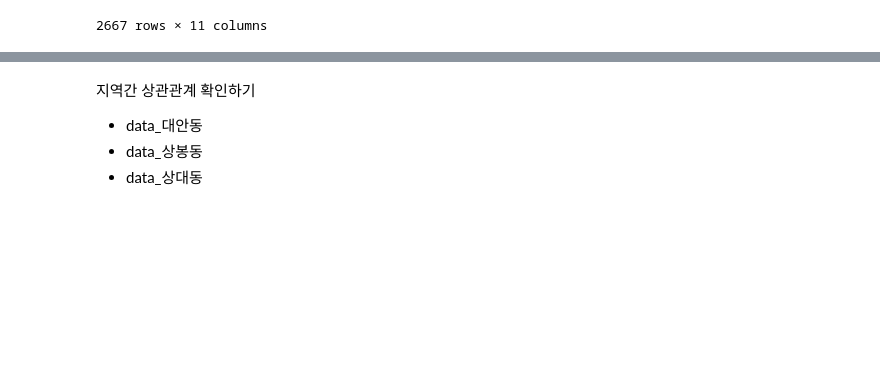
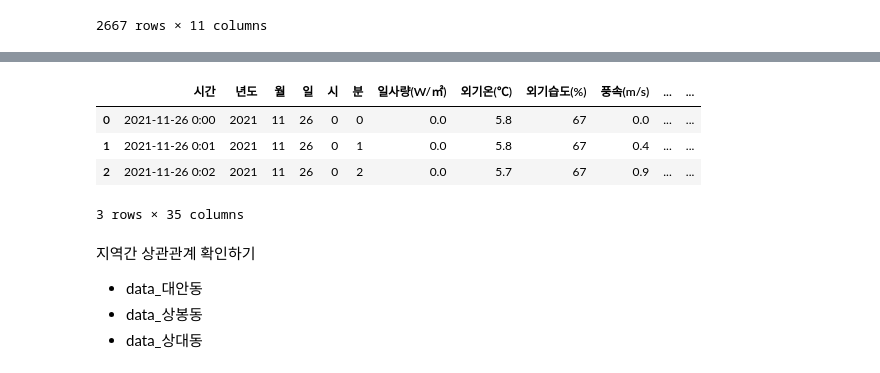
Before and after one commit to yxbxn/smart_farm, a Jupyter notebook: Code/추가변수 수집.ipynb, the cells around one changed output, grey strips where cells are left out. Cells and saved outputs as stored; diff of their text form; code cells hidden in the pictures; blank space fills up the shorter version.

```diff
--- a/Code/추가변수 수집.ipynb
+++ b/Code/추가변수 수집.ipynb
@@ -959,3 +1127,11 @@ air_data = pd.concat(all_data,axis=0,ignore_index = True)
+# %%
+train_test_merge_nonull_air.head(3)
+# %% [output]
+|  | 시간 | 년도 | 월 | 일 | 시 | 분 | 일사량(W/㎡) | 외기온(℃) | 외기습도(%) | 풍속(m/s) | ... | ... |
+| 0 | 2021-11-26 0:00 | 2021 | 11 | 26 | 0 | 0 | 0.0 | 5.8 | 67 | 0.0 | ... | ... |
+| 1 | 2021-11-26 0:01 | 2021 | 11 | 26 | 0 | 1 | 0.0 | 5.8 | 67 | 0.4 | ... | ... |
+| 2 | 2021-11-26 0:02 | 2021 | 11 | 26 | 0 | 2 | 0.0 | 5.7 | 67 | 0.9 | ... | ... |
+3 rows × 35 columns
 # %% [markdown]
 지역간 상관관계 확인하기
 
```
Also changed, not shown: parts of 61 cells of this notebook.
